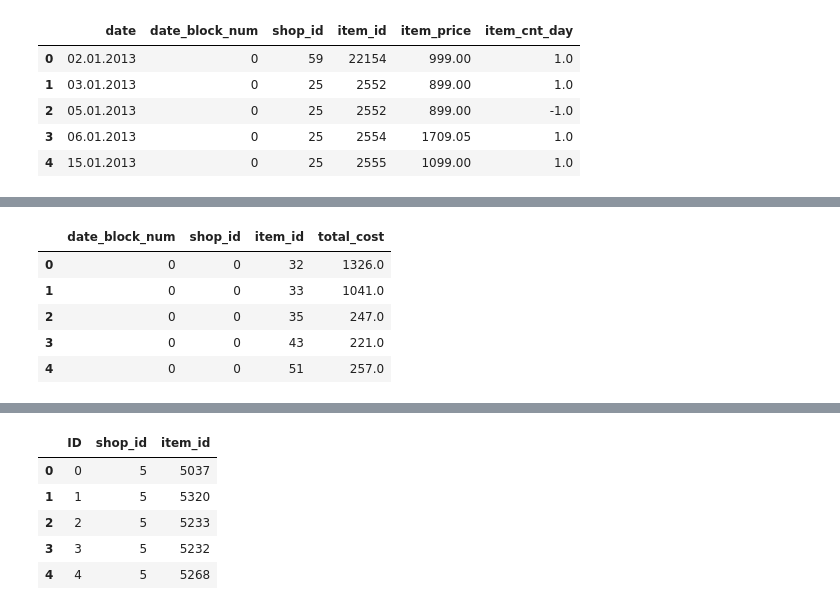
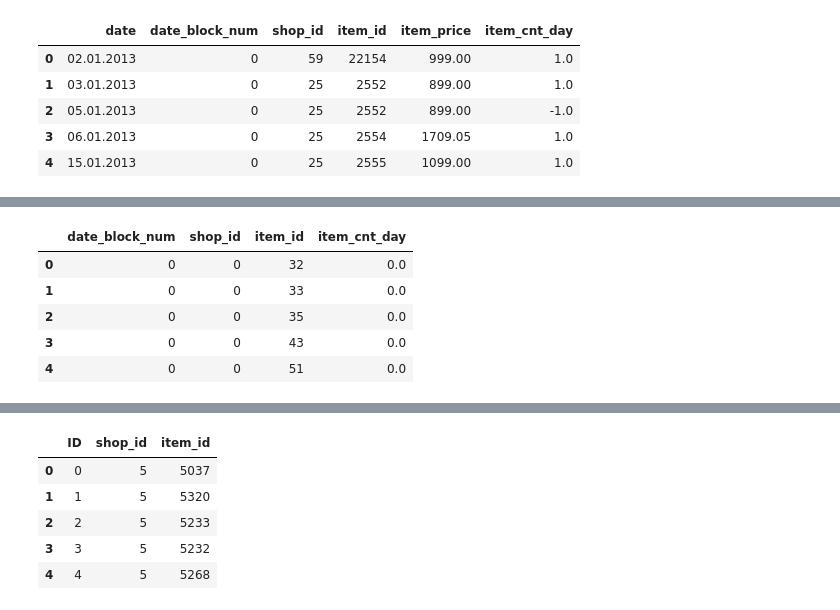
Before and after one commit to Utkarsh-76/data_science, a Jupyter notebook: sales_pred/code/main.ipynb, the cells around one changed output, grey strips where cells are left out. Cells and saved outputs as stored; diff of their text form; code cells hidden in the pictures.

```diff
--- a/sales_pred/code/main.ipynb
+++ b/sales_pred/code/main.ipynb
@@ -37,3 +37,5 @@ sales_train.drop(['item_price','item_cnt_day','date'], axis = 1, inplace = True)
+# %%
+sales_train.loc[sales_train['shop_id'].isin(closed_shops), 'item_cnt_day'] = 0
 # %%
 sales_train.head()
 # %% [output]
@@ -45,0 +54,2 @@ sales_train.head()
+# %%
+sales_train.drop(['item_price','date'], axis = 1, inplace = True)
@@ -46,13 +65,13 @@ sales_train.head()
 # %%
-imcome_by_shop = sales_train.groupby(['date_block_num','shop_id','item_id']).sum()
+item_cnt_by_shop = sales_train.groupby(['date_block_num','shop_id','item_id']).sum()
 # %%
-imcome_by_shop.reset_index(['date_block_num','shop_id','item_id'],inplace = True)
+item_cnt_by_shop.reset_index(['date_block_num','shop_id','item_id'],inplace = True)
 # %%
-imcome_by_shop.head()
+item_cnt_by_shop.head()
 # %% [output]
-|  | date_block_num | shop_id | item_id | total_cost |
-| 0 | 0 | 0 | 32 | 1326.0 |
-| 1 | 0 | 0 | 33 | 1041.0 |
-| 2 | 0 | 0 | 35 | 247.0 |
-| 3 | 0 | 0 | 43 | 221.0 |
-| 4 | 0 | 0 | 51 | 257.0 |
+|  | date_block_num | shop_id | item_id | item_cnt_day |
+| 0 | 0 | 0 | 32 | 0.0 |
+| 1 | 0 | 0 | 33 | 0.0 |
+| 2 | 0 | 0 | 35 | 0.0 |
+| 3 | 0 | 0 | 43 | 0.0 |
+| 4 | 0 | 0 | 51 | 0.0 |
```
Also changed, not shown: parts of 18 cells of this notebook.
